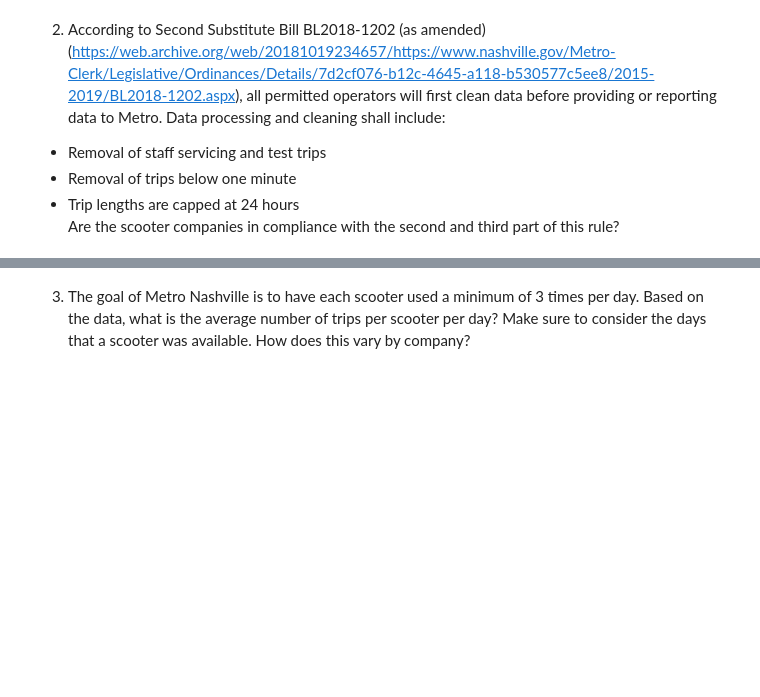
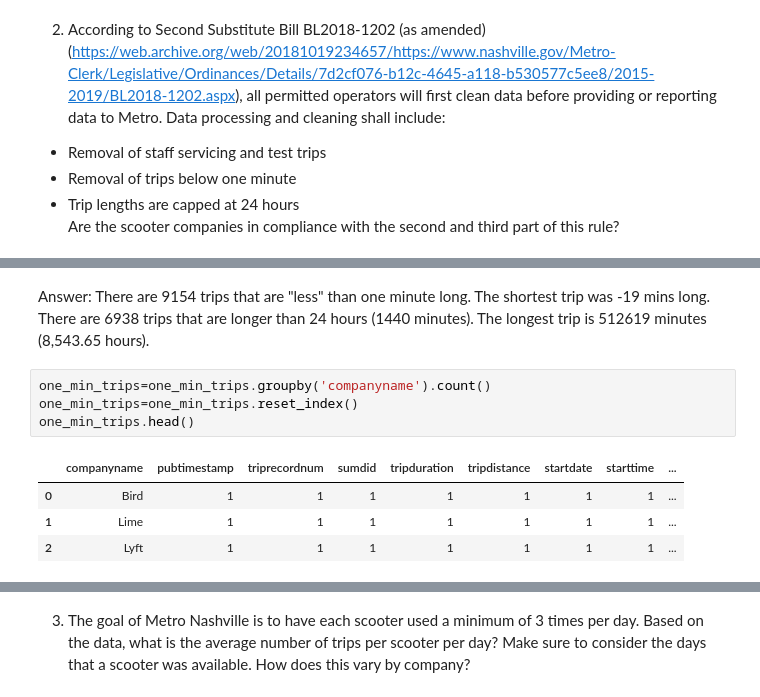
Before and after one commit to NSS-Data-Analytics-Cohort-10/scooters-group-6, a Jupyter notebook: notebook/scooters.ipynb, the cells around one changed output, grey strips where cells are left out. Drawn from its saved outputs; the diff is of its cells as text; blank space fills up the shorter version.

```diff
--- a/notebook/scooters.ipynb
+++ b/notebook/scooters.ipynb
@@ -220,0 +299,12 @@ Are the scooter companies in compliance with the second and third part of this r
+# %% [markdown]
+Answer: There are 9154 trips that are "less" than one minute long. The shortest trip was -19 mins long.
+        There are 6938 trips that are longer than 24 hours (1440 minutes). The longest trip is 512619 minutes (8,543.65 hours).
+# %%
+one_min_trips=one_min_trips.groupby('companyname').count()
+one_min_trips=one_min_trips.reset_index()
+one_min_trips.head()
+# %% [output]
+|  | companyname | pubtimestamp | triprecordnum | sumdid | tripduration | tripdistance | startdate | starttime | ... |
+| 0 | Bird | 1 | 1 | 1 | 1 | 1 | 1 | 1 | ... |
+| 1 | Lime | 1 | 1 | 1 | 1 | 1 | 1 | 1 | ... |
+| 2 | Lyft | 1 | 1 | 1 | 1 | 1 | 1 | 1 | ... |
```
Also changed, not shown: parts of 21 cells of this notebook.
